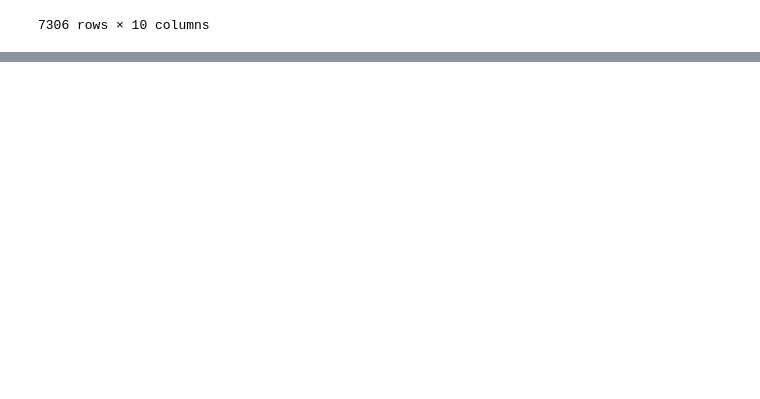
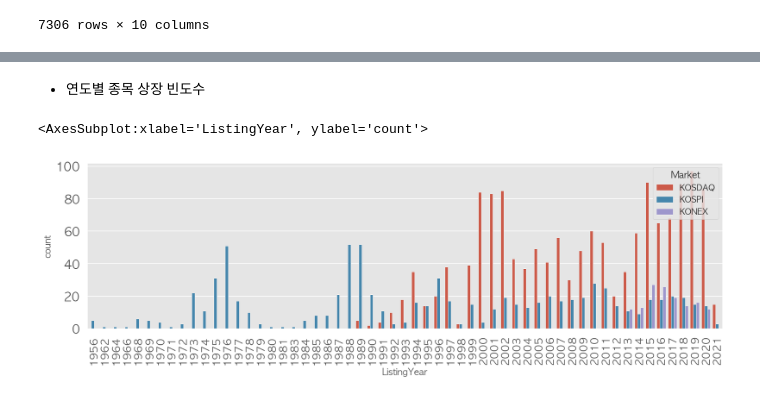
Before and after one commit to be-simon/Data_analysis_study, a Jupyter notebook: visualization_basic.ipynb, the cells around one changed output, grey strips where cells are left out. Cells and saved outputs as stored; diff of their text form; code cells hidden in the pictures; blank space fills up the shorter version.

```diff
--- a/visualization_basic.ipynb
+++ b/visualization_basic.ipynb
@@ -212,0 +298,10 @@ df.sort_values(by='Region')
+# %% [markdown]
+* 연도별 종목 상장 빈도수
+# %%
+plt.figure(figsize=(15,4))
+plt.xticks(fontsize=14, rotation=90)
+plt.yticks(fontsize=16)
+sns.countplot(data=df, x="ListingYear", hue="Market")
+# %% [output]
+<AxesSubplot:xlabel='ListingYear', ylabel='count'>
+[figure, added]
```
Also changed, not shown: parts of 27 cells of this notebook.
